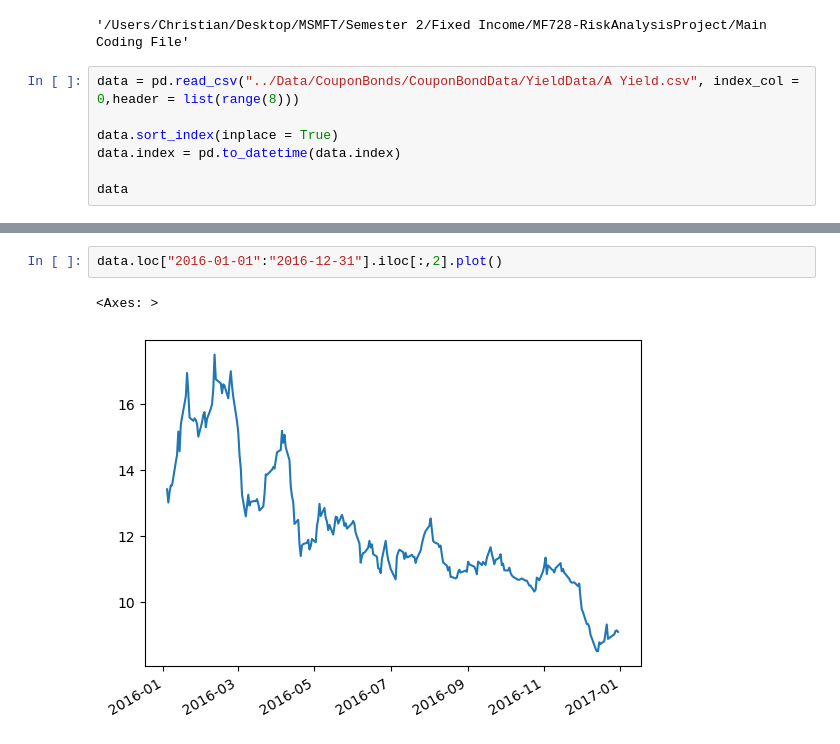
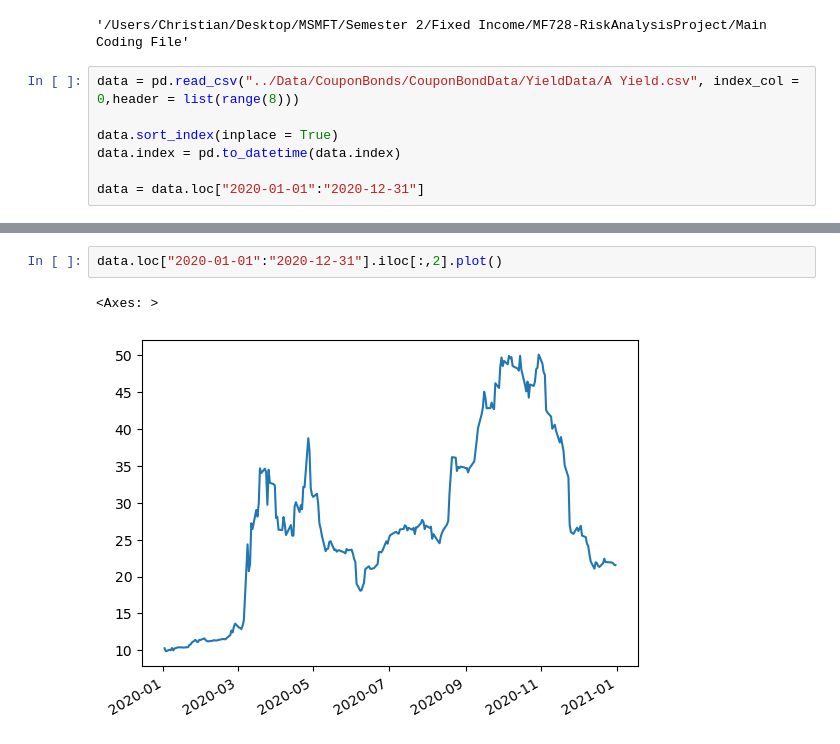
Before and after one commit to Christian2473/MF728-RiskAnalysisProject, a Jupyter notebook: Main Coding File/CIR Calibration.ipynb, the cells around one changed output, grey strips where cells are left out. Drawn from its saved outputs; the diff is of its cells as text.

```diff
--- a/Main Coding File/CIR Calibration.ipynb
+++ b/Main Coding File/CIR Calibration.ipynb
@@ -14,4 +15,4 @@ data = pd.read_csv("../Data/CouponBonds/CouponBondData/YieldData/A Yield.csv", i
 data.sort_index(inplace = True)
 data.index = pd.to_datetime(data.index)
 
-data
+data = data.loc["2020-01-01":"2020-12-31"]
@@ -147,5 +190,5 @@ array([[0.06835   , 0.06828509, 0.06958287, ...,        nan,        nan,
 # %%
-data.loc["2016-01-01":"2016-12-31"].iloc[:,2].plot()
+data.loc["2020-01-01":"2020-12-31"].iloc[:,2].plot()
 # %% [output]
 <Axes: >
-[figure, old version]
+[figure, new version]
```
Also changed, not shown: parts of 3 cells of this notebook, 11 other files.
